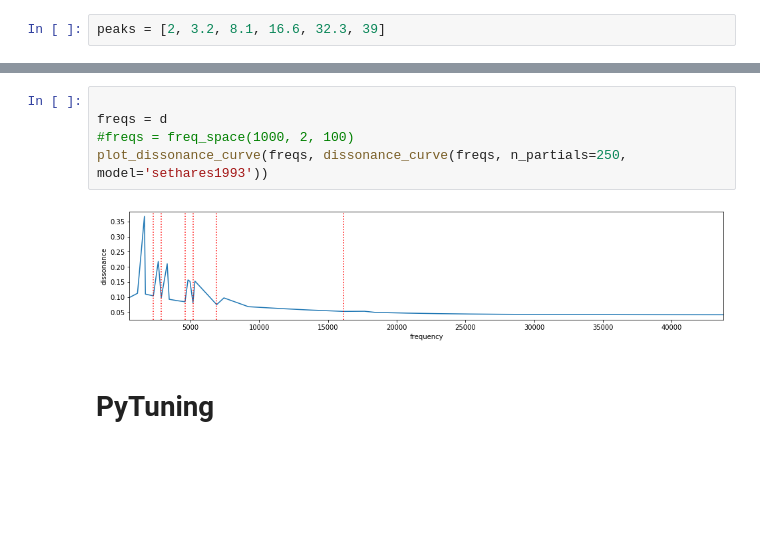
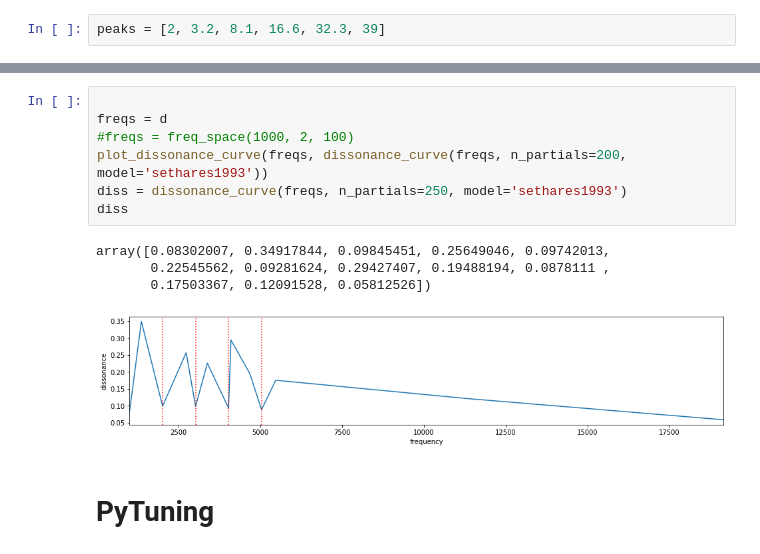
Before and after one commit to AntoineBellemare/CoCoBrainChannel, a Jupyter notebook: Python/BioTunings.ipynb, the cells around one changed output, grey strips where cells are left out. Saved outputs shown, nothing was run; the diff lists cells and outputs as text; blank space fills up the shorter version.

```diff
--- a/Python/BioTunings.ipynb
+++ b/Python/BioTunings.ipynb
@@ -1039,10 +985,15 @@ harmonic_fitting
 # %%
 
 freqs = d
 #freqs = freq_space(1000, 2, 100)
-plot_dissonance_curve(freqs, dissonance_curve(freqs, n_partials=250, model='sethares1993'))
+plot_dissonance_curve(freqs, dissonance_curve(freqs, n_partials=200, model='sethares1993'))
+diss = dissonance_curve(freqs, n_partials=250, model='sethares1993')
+diss
 # %% [output]
+array([0.08302007, 0.34917844, 0.09845451, 0.25649046, 0.09742013,
+       0.22545562, 0.09281624, 0.29427407, 0.19488194, 0.0878111 ,
+       0.17503367, 0.12091528, 0.05812526])
-[figure, old version]
+[figure, new version]
 # %% [markdown]
 # PyTuning
 # %%
```
Also changed, not shown: parts of 17 cells of this notebook, 12 other files.
